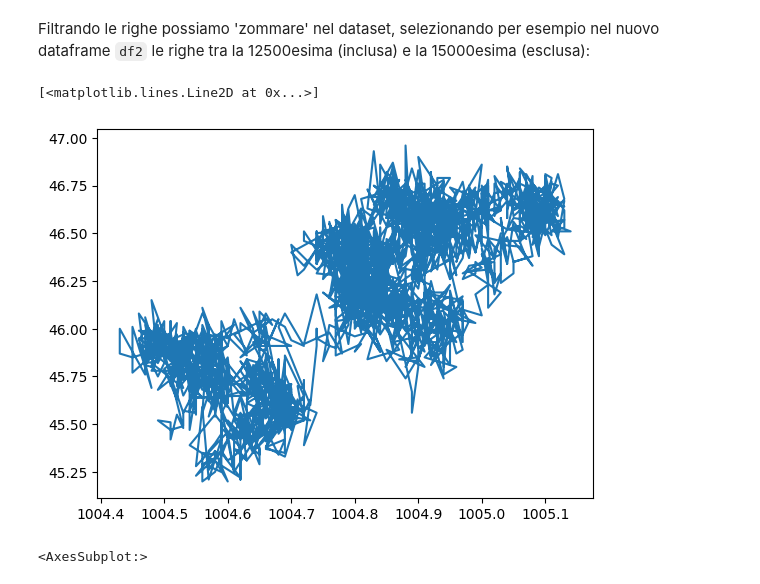
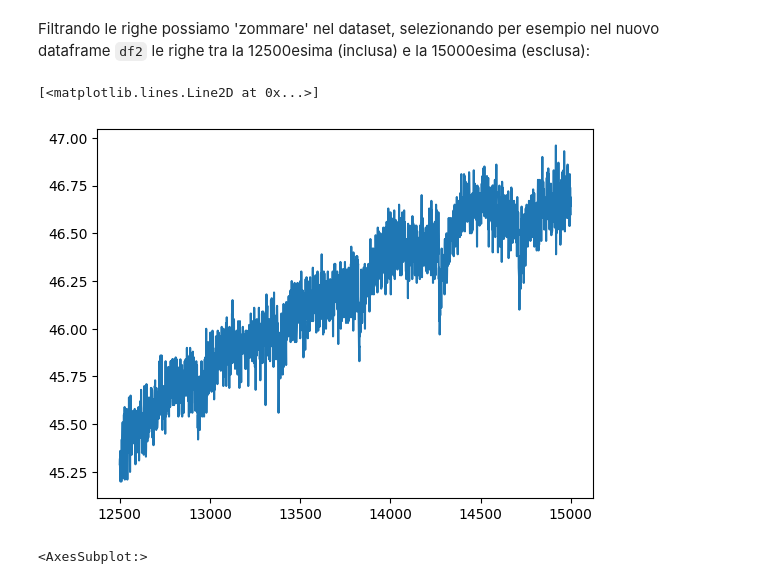
Before and after one commit to DavidLeoni/softpython-it, a Jupyter notebook: pandas/pandas1-sol.ipynb, the cells around one changed output. Drawn from its saved outputs; the diff is of its cells as text; code cells hidden in the pictures.

Commit message:
index come asse x in plot, closes #49

```diff
--- a/pandas/pandas1-sol.ipynb
+++ b/pandas/pandas1-sol.ipynb
@@ -510,10 +510,10 @@ Filtrando le righe possiamo 'zommare' nel dataset, selezionando per esempio nel
 # %%
 df2=df.iloc[12500:15000]
 # %%
-plt.plot(df2['pressure'], df2['humidity'])
+plt.plot(df2.index, df2['humidity'])
 # %% [output]
 [<matplotlib.lines.Line2D at 0x...>]
-[figure, old version]
+[figure, new version]
 # %%
 df2.humidity.plot(label="Humidity", legend=True)
 df2.pressure.plot(secondary_y=True, label="Pressure", legend=True)
```
